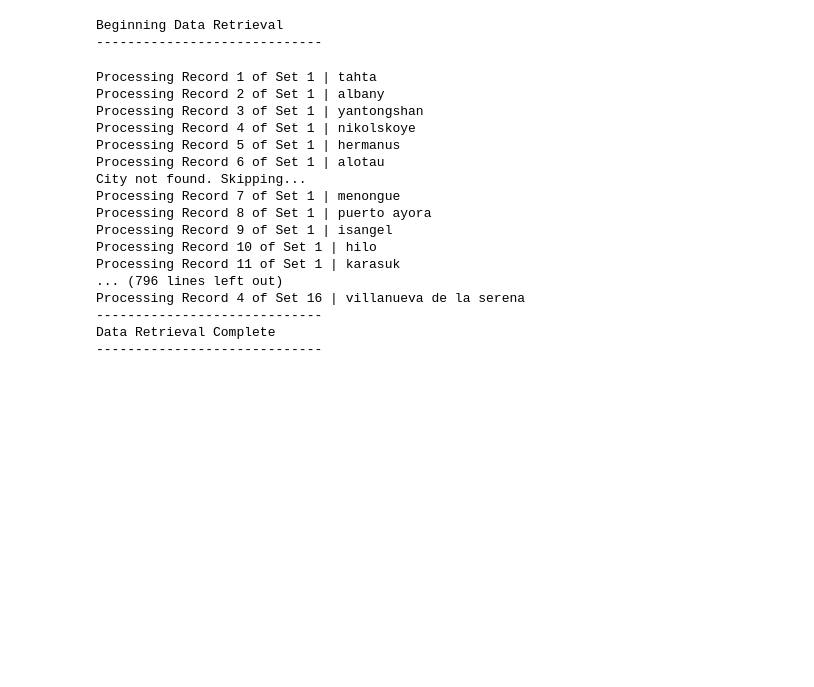
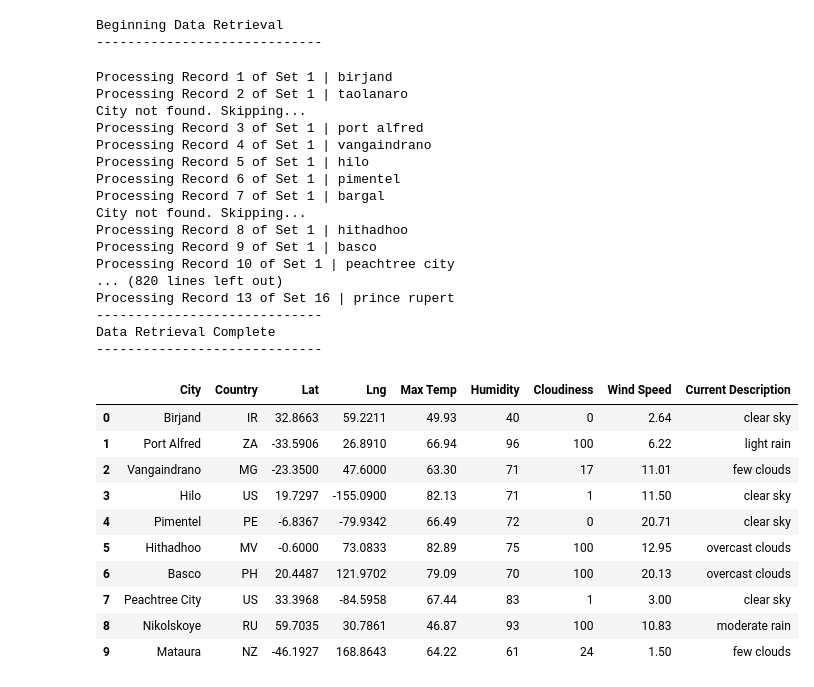
Before and after one commit to cflavallee/World_Weather_Analysis, a Jupyter notebook: Weather_Database/Weather_Database.ipynb, the cells around one changed output. Drawn from its saved outputs; the diff is of its cells as text; code cells hidden in the pictures; blank space fills up the shorter version.

```diff
--- a/Weather_Database/Weather_Database.ipynb
+++ b/Weather_Database/Weather_Database.ipynb
@@ -96,15 +96,15 @@ for i, city in enumerate(cities):
         city_date = datetime.utcfromtimestamp(city_weather["dt"]).strftime('%Y-%m-%d %H:%M:%S')
         # Append the city information into city_data list.
         city_data.append({"City": city.title(),
+                          "Country": city_country,
                           "Lat": city_lat,
                           "Lng": city_lng,
                           "Max Temp": city_max_temp,
                           "Humidity": city_humidity,
                           "Cloudiness": city_clouds,
                           "Wind Speed": city_wind,
-                          "Current Description" : city_description,
-                          "Country": city_country,
-                          "Date": city_date})
+                          "Current Description" : city_description
+                          })
 
 # If an error is experienced, skip the city.
     except:
@@ -116,20 +116,20 @@ print("-----------------------------")
 print("Data Retrieval Complete      ")
 print("-----------------------------")
 # %% [output]
-Processing Record 1 of Set 1 | tahta
-Processing Record 2 of Set 1 | albany
-Processing Record 3 of Set 1 | yantongshan
-Processing Record 4 of Set 1 | nikolskoye
-Processing Record 5 of Set 1 | hermanus
-Processing Record 6 of Set 1 | alotau
+Processing Record 1 of Set 1 | birjand
+Processing Record 2 of Set 1 | taolanaro
 City not found. Skipping...
-Processing Record 7 of Set 1 | menongue
-Processing Record 8 of Set 1 | puerto ayora
-Processing Record 9 of Set 1 | isangel
-Processing Record 10 of Set 1 | hilo
-Processing Record 11 of Set 1 | karasuk
-... (796 lines left out)
-Processing Record 4 of Set 16 | villanueva de la serena
+Processing Record 3 of Set 1 | port alfred
+Processing Record 4 of Set 1 | vangaindrano
+Processing Record 5 of Set 1 | hilo
+Processing Record 6 of Set 1 | pimentel
+Processing Record 7 of Set 1 | bargal
+City not found. Skipping...
+Processing Record 8 of Set 1 | hithadhoo
+Processing Record 9 of Set 1 | basco
+Processing Record 10 of Set 1 | peachtree city
+... (820 lines left out)
+Processing Record 13 of Set 16 | prince rupert
 -----------------------------
 Data Retrieval Complete
 -----------------------------
@@ -140 +140,15 @@ city_data_df.head()
 city_data_df.to_csv("WeatherPy_Database.csv")
+# %%
+city_data_df.head(10)
+# %% [output]
+|  | City | Country | Lat | Lng | Max Temp | Humidity | Cloudiness | Wind Speed | Current Description |
+| 0 | Birjand | IR | 32.8663 | 59.2211 | 49.93 | 40 | 0 | 2.64 | clear sky |
+| 1 | Port Alfred | ZA | -33.5906 | 26.8910 | 66.94 | 96 | 100 | 6.22 | light rain |
+| 2 | Vangaindrano | MG | -23.3500 | 47.6000 | 63.30 | 71 | 17 | 11.01 | few clouds |
+| 3 | Hilo | US | 19.7297 | -155.0900 | 82.13 | 71 | 1 | 11.50 | clear sky |
+| 4 | Pimentel | PE | -6.8367 | -79.9342 | 66.49 | 72 | 0 | 20.71 | clear sky |
+| 5 | Hithadhoo | MV | -0.6000 | 73.0833 | 82.89 | 75 | 100 | 12.95 | overcast clouds |
+| 6 | Basco | PH | 20.4487 | 121.9702 | 79.09 | 70 | 100 | 20.13 | overcast clouds |
+| 7 | Peachtree City | US | 33.3968 | -84.5958 | 67.44 | 83 | 1 | 3.00 | clear sky |
+| 8 | Nikolskoye | RU | 59.7035 | 30.7861 | 46.87 | 93 | 100 | 10.83 | moderate rain |
+| 9 | Mataura | NZ | -46.1927 | 168.8643 | 64.22 | 61 | 24 | 1.50 | few clouds |
```
Also changed, not shown: parts of 3 cells of this notebook, 3 other files.
